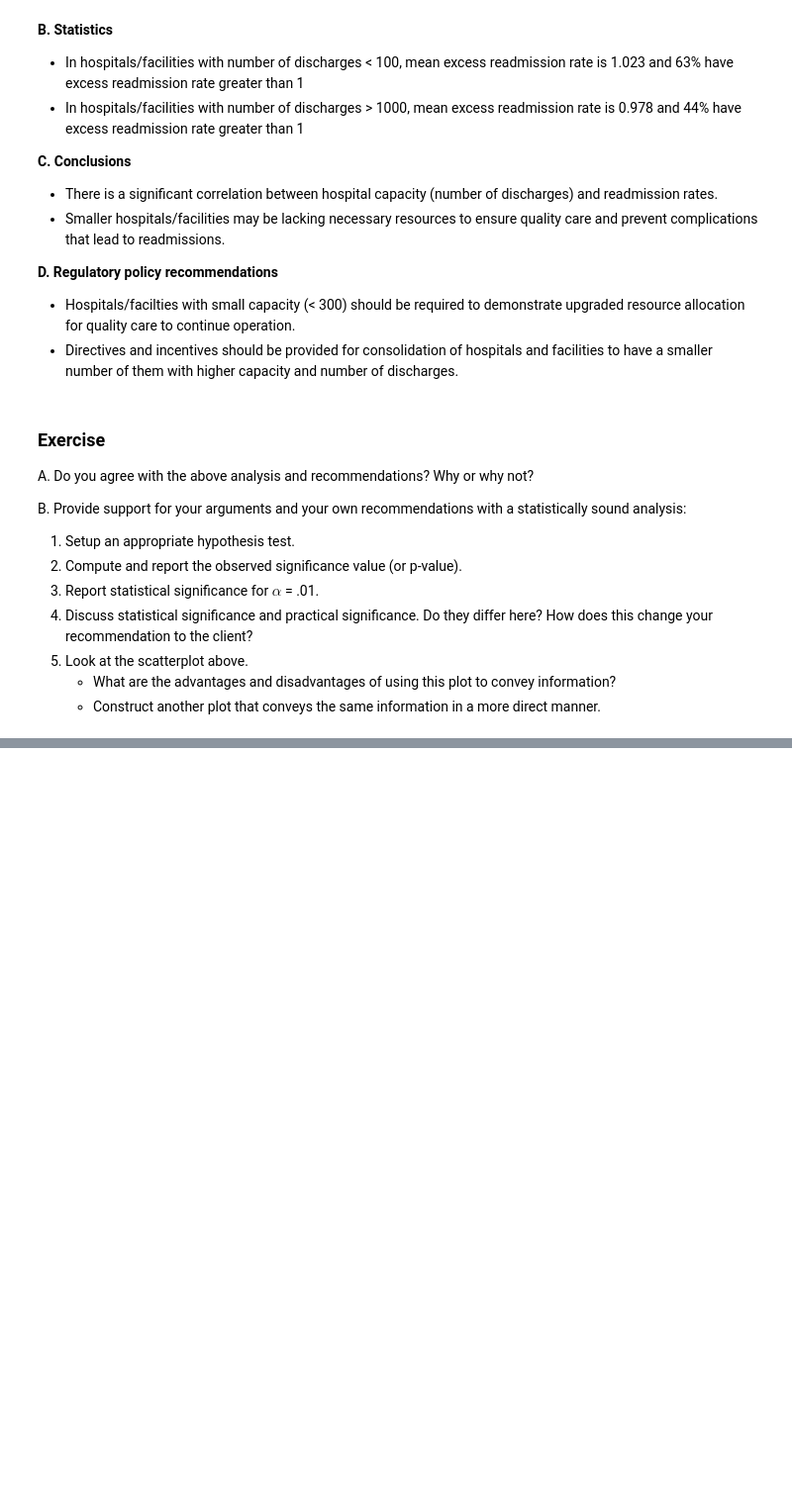
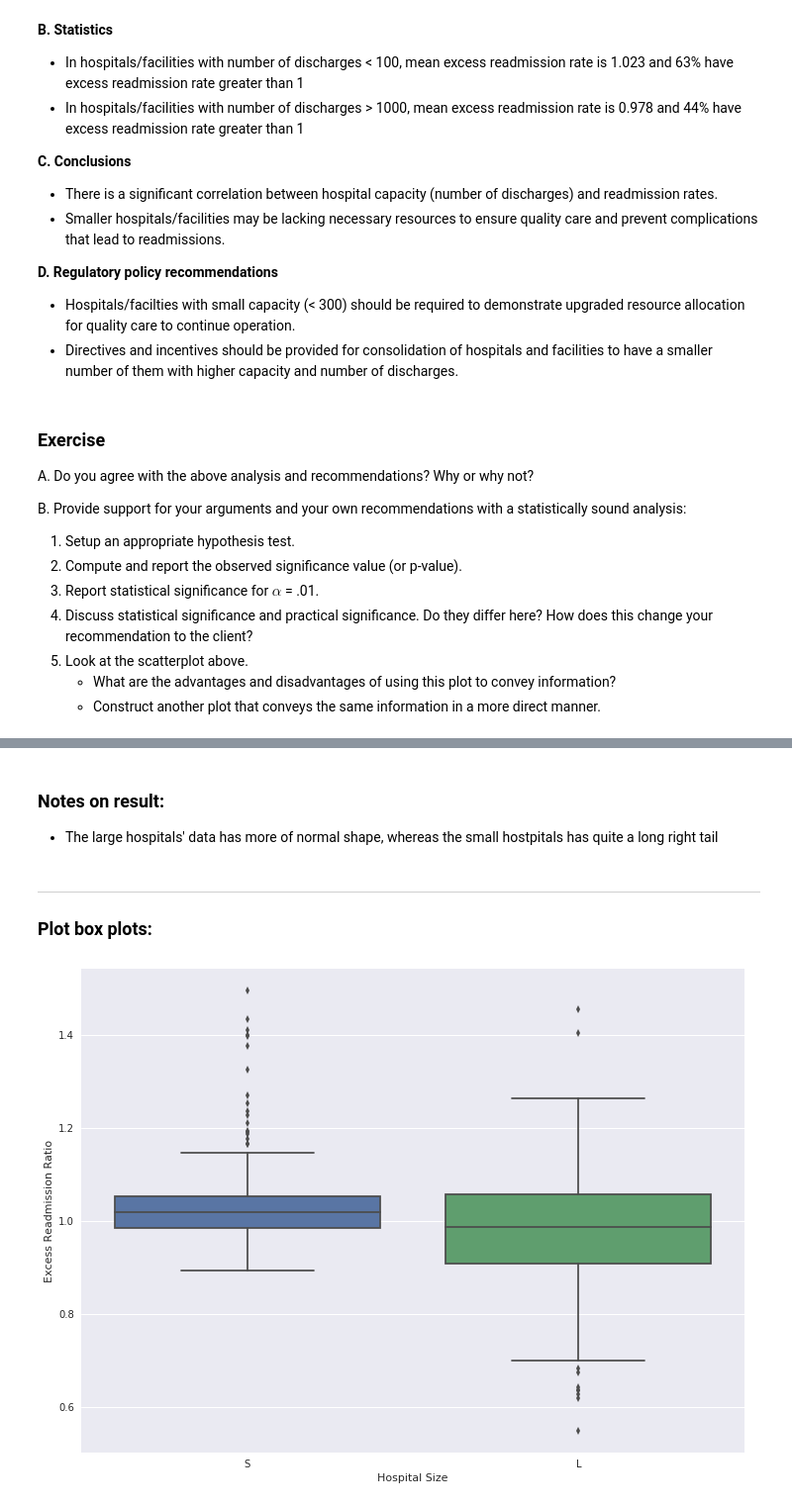
Before and after one commit to Ylazerson/sb-mini-project-world-bank, a Jupyter notebook: notebooks/08-inferential-statistics/03-hospital-readmissions-eda.ipynb, the cells around one changed output, grey strips where cells are left out. Shown: that part at 99% size. Cells and saved outputs as stored; diff of their text form; code cells hidden in the pictures; blank space fills up the shorter version.

```diff
--- a/notebooks/08-inferential-statistics/03-hospital-readmissions-eda.ipynb
+++ b/notebooks/08-inferential-statistics/03-hospital-readmissions-eda.ipynb
@@ -204,0 +219,12 @@ B. Provide support for your arguments and your own recommendations with a statis
+# %%
+def set_size(n):
+    if n < 100:
+        return 'S'
+    elif n > 1000:
+        return 'L'
+    else:
+        return 'M'
+
+clean_hospital_read_df['Hospital Size'] = clean_hospital_read_df['Number of Discharges'].apply(set_size)
+
+clean_hospital_read_df.head()
@@ -204,0 +327,21 @@ B. Provide support for your arguments and your own recommendations with a statis
+# %% [markdown]
+### Notes on result:
+- The large hospitals' data has more of normal shape, whereas the small hostpitals has quite a long right tail
+# %% [markdown]
+---
+### Plot box plots:
+# %%
+# Create box plot with Seaborn's default settings
+_ = sns.boxplot(
+    x    = 'Hospital Size',
+    y    = 'Excess Readmission Ratio',
+    data = s_and_l_df
+)
+
+# Label the axes
+_ = plt.xlabel('Hospital Size')
+_ = plt.ylabel('Excess Readmission Ratio')
+
+plt.show()
+# %% [output]
+[figure, added]
```
Also changed, not shown: parts of 21 cells of this notebook.
